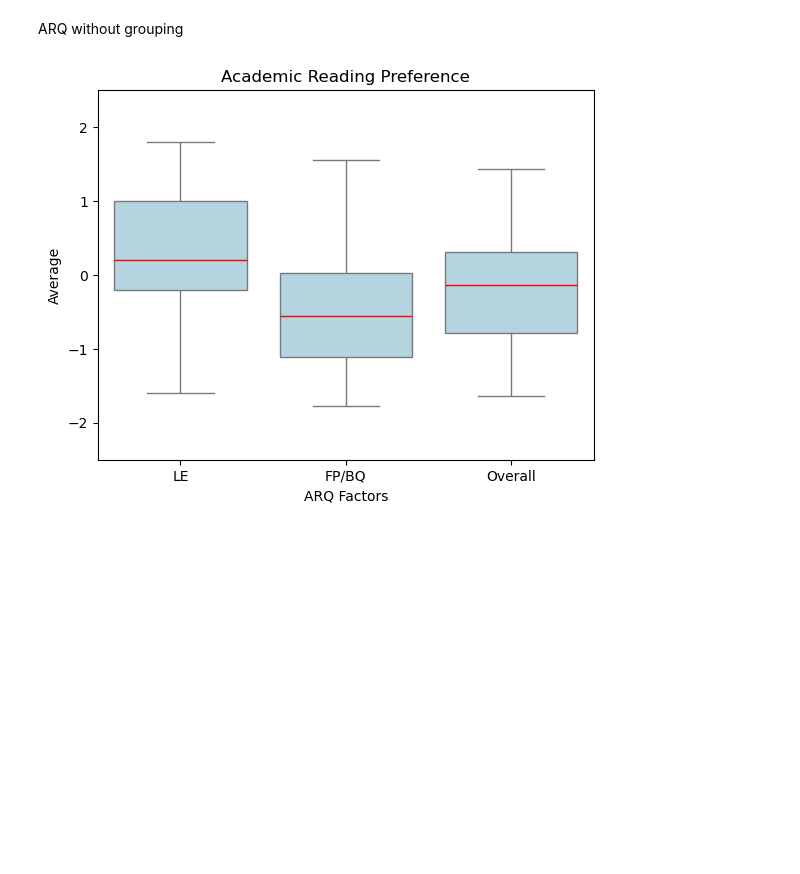
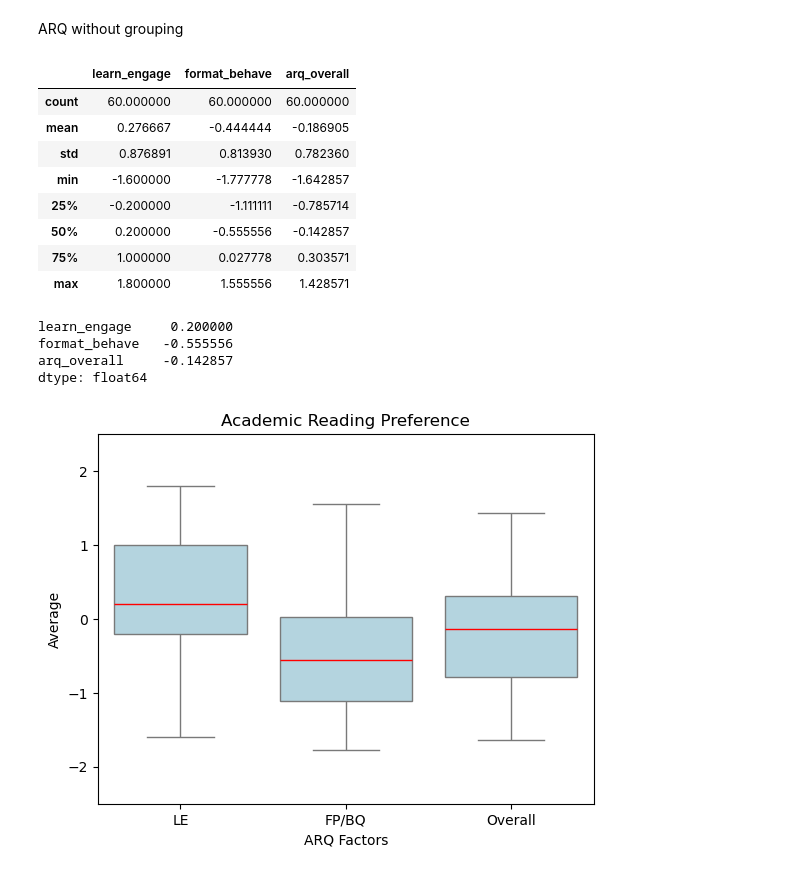
Before and after one commit to KyleCarlo/ScreenVSPrint, a Jupyter notebook: Notebook.ipynb, the cells around one changed output. Saved outputs shown, nothing was run; the diff lists cells and outputs as text; code cells hidden in the pictures; blank space fills up the shorter version.

```diff
--- a/Notebook.ipynb
+++ b/Notebook.ipynb
@@ -206,6 +233,25 @@ arq_median_samp
 | 59 | 60 | Screen | 1.2 | 0.111111 | 0.500000 |
 # %% [markdown]
 ARQ without grouping
+# %%
+arq_median_samp.iloc[:,2:].describe()
+# %% [output]
+|  | learn_engage | format_behave | arq_overall |
+| count | 60.000000 | 60.000000 | 60.000000 |
+| mean | 0.276667 | -0.444444 | -0.186905 |
+| std | 0.876891 | 0.813930 | 0.782360 |
+| min | -1.600000 | -1.777778 | -1.642857 |
+| 25% | -0.200000 | -1.111111 | -0.785714 |
+| 50% | 0.200000 | -0.555556 | -0.142857 |
+| 75% | 1.000000 | 0.027778 | 0.303571 |
+| max | 1.800000 | 1.555556 | 1.428571 |
+# %%
+arq_median_samp.iloc[:,2:].median()
+# %% [output]
+learn_engage     0.200000
+format_behave   -0.555556
+arq_overall     -0.142857
+dtype: float64
 # %%
 arq_median_samp_long_nogroup = arq_median_samp.iloc[:,2:].melt(value_vars=['learn_engage', 'format_behave', 'arq_overall'], var_name='arq', value_name='average')
 sns.boxplot(x='arq', y='average', data=arq_median_samp_long_nogroup, color='lightblue', medianprops={'color': 'red'})
```
Also changed, not shown: parts of 7 cells of this notebook.
